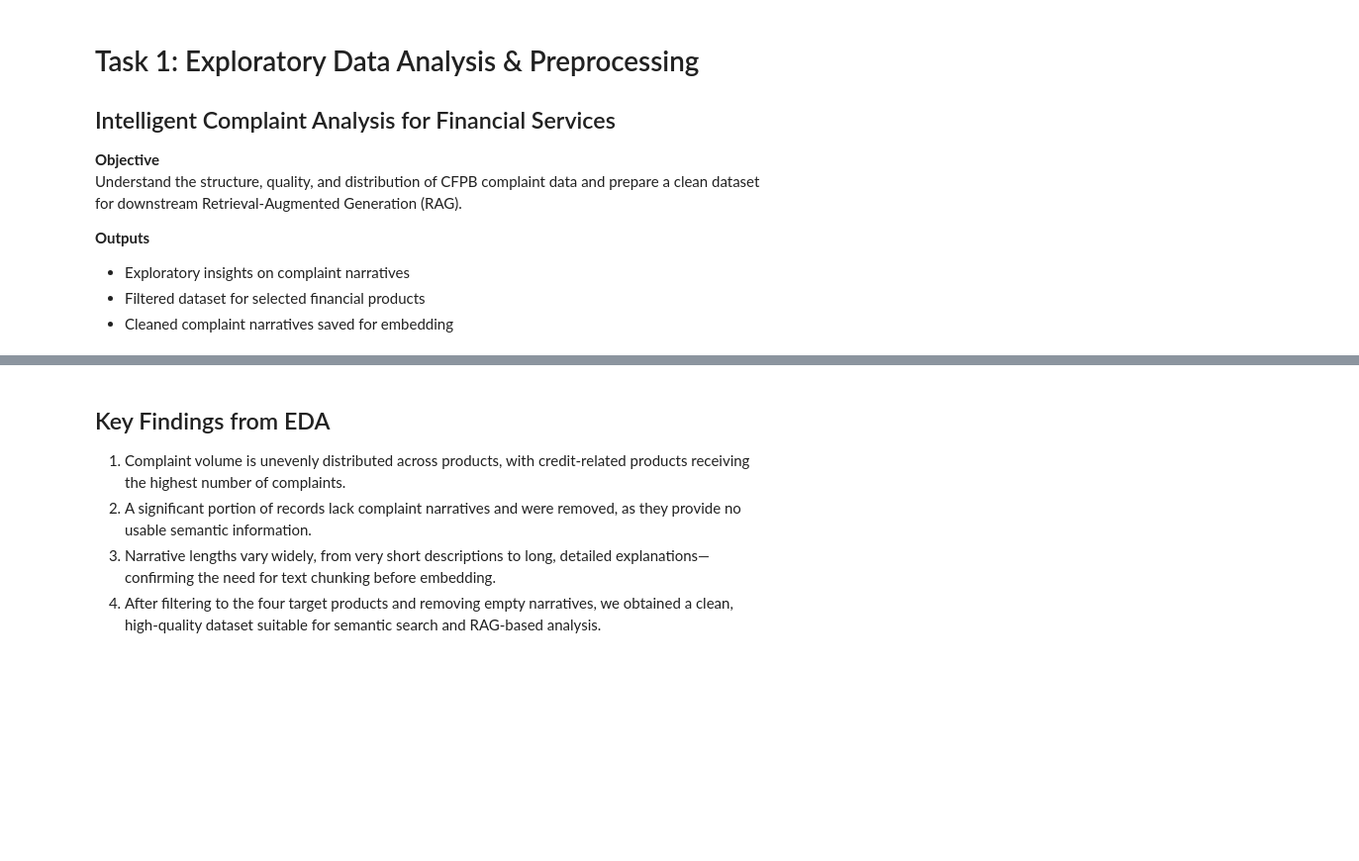
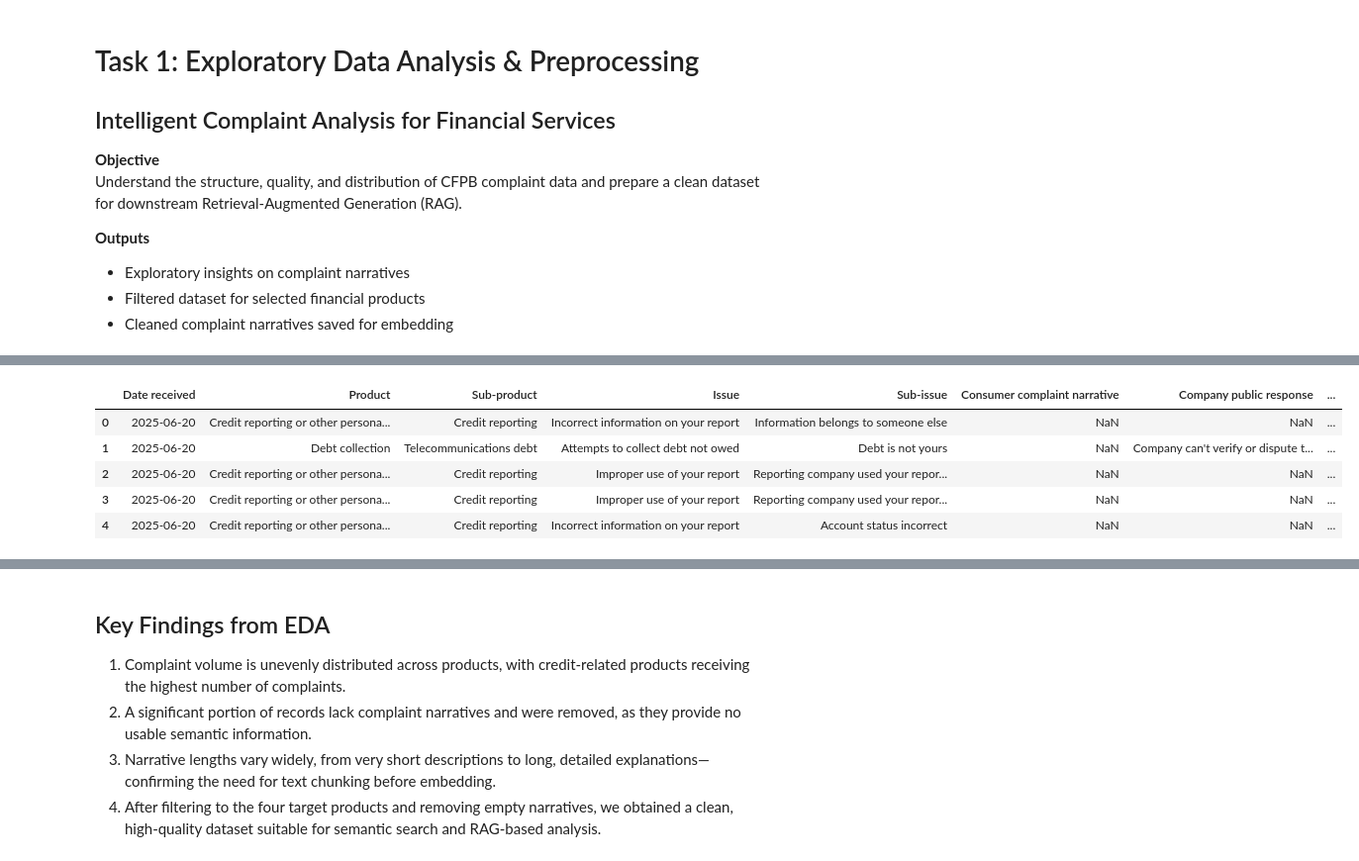
Before and after one commit to Maxd646/complaint-chatbot, a Jupyter notebook: notebooks/01_eda_preprocessing.ipynb, the cells around one changed output, grey strips where cells are left out. Shown at 99% size. Drawn from its saved outputs; the diff is of its cells as text; code cells hidden in the pictures; blank space fills up the shorter version.

```diff
--- a/notebooks/01_eda_preprocessing.ipynb
+++ b/notebooks/01_eda_preprocessing.ipynb
@@ -24,16 +33,11 @@ logger = get_logger(__name__)
 pd.set_option("display.max_colwidth", 200)
 sns.set(style="whitegrid")
 # %%
-import pandas as pd
-import numpy as np
-import matplotlib.pyplot as plt
-import seaborn as sns
-import re
+# Verify filename in data/raw matches exactly
+file_path = RAW_DATA_DIR / "cfpb_complaints.csv"
 
-from src.config import RAW_DATA_DIR, PROCESSED_DATA_DIR
-from src.utils.logging import get_logger
+df = pd.read_csv(file_path, low_memory=False)
+logger.info(f"Dataset loaded with {df.shape[0]} rows and {df.shape[1]} columns")
 
-logger = get_logger(__name__)
-
-pd.set_option("display.max_colwidth", 200)
-sns.set(style="whitegrid")
+df.head()
+# %% [output]
@@ -40,2 +45,8 @@ sns.set(style="whitegrid")
+|  | Date received | Product | Sub-product | Issue | Sub-issue | Consumer complaint narrative | Company public response | ... |
+| 0 | 2025-06-20 | Credit reporting or other persona... | Credit reporting | Incorrect information on your report | Information belongs to someone else | NaN | NaN | ... |
+| 1 | 2025-06-20 | Debt collection | Telecommunications debt | Attempts to collect debt not owed | Debt is not yours | NaN | Company can't verify or dispute t... | ... |
+| 2 | 2025-06-20 | Credit reporting or other persona... | Credit reporting | Improper use of your report | Reporting company used your repor... | NaN | NaN | ... |
+| 3 | 2025-06-20 | Credit reporting or other persona... | Credit reporting | Improper use of your report | Reporting company used your repor... | NaN | NaN | ... |
+| 4 | 2025-06-20 | Credit reporting or other persona... | Credit reporting | Incorrect information on your report | Account status incorrect | NaN | NaN | ... |
 # %%
 df.info()
```
Also changed, not shown: parts of 14 cells of this notebook.
